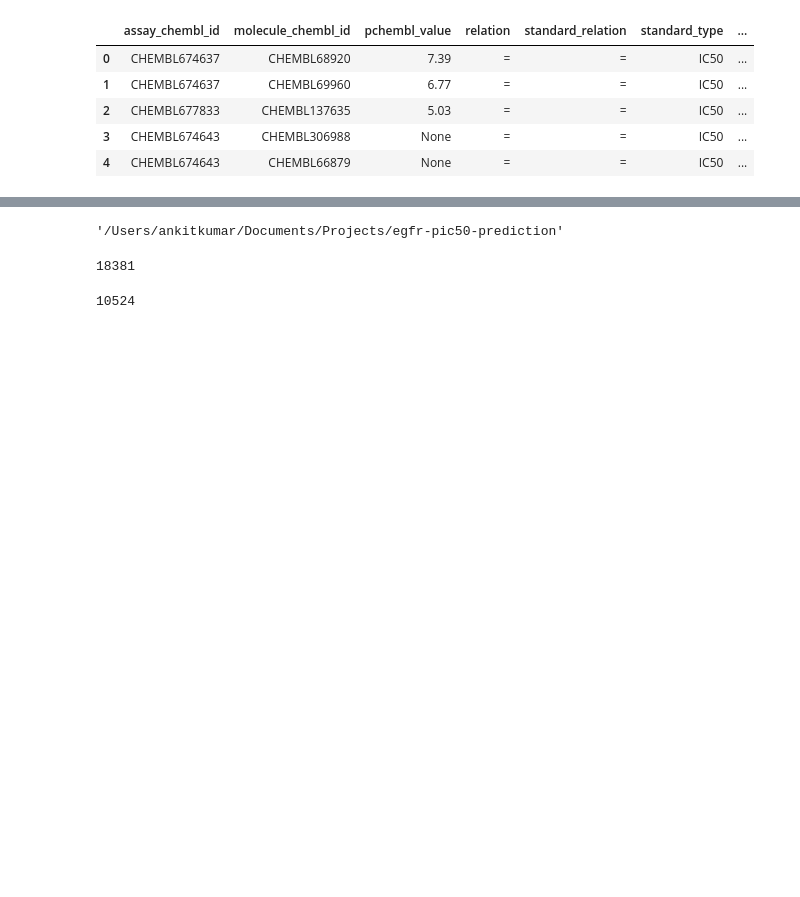
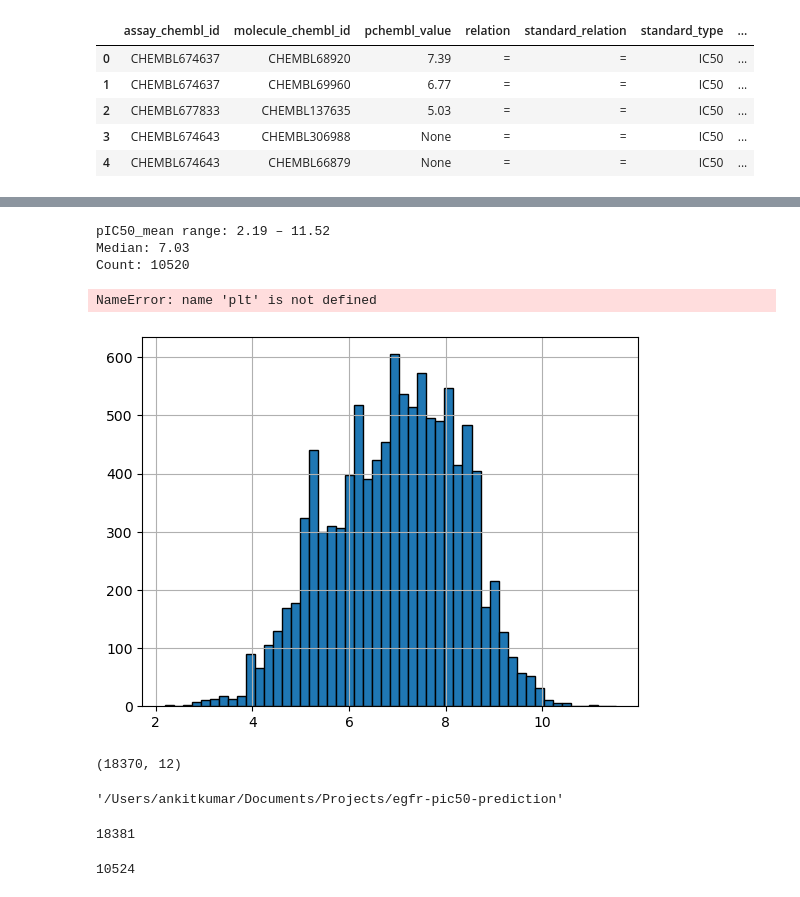
Before and after one commit to Ankit-kumar91/egfr-pic50-prediction, a Jupyter notebook: notebooks/01_data_curation.ipynb, the cells around one changed output, grey strips where cells are left out. Drawn from its saved outputs; the diff is of its cells as text; code cells hidden in the pictures; blank space fills up the shorter version.

```diff
--- a/notebooks/01_data_curation.ipynb
+++ b/notebooks/01_data_curation.ipynb
@@ -95,2 +98,3 @@ unique_count
 # %%
-df.columns
+# convert IC50 to pIC50
+df['pIC50'] = np.round(9 - np.log10(df['standard_value']), 2)
@@ -101,0 +101,12 @@ Index(['assay_chembl_id', 'molecule_chembl_id', 'pchembl_value', 'relation',
+# %%
+# Final pIC50 between 2 to 12
+df = df[(df['pIC50'] >= 2) & (df['pIC50'] <= 12)]
+# %%
+# flag weak compounds
+df['potency_flag'] = pd.cut(df['pIC50'],
+    bins=[-np.inf, 4, 6, 9, np.inf],
+    labels=['inactive_weak', 'moderate', 'potent', 'very_potent'])
+# %%
+# Deduplicate molecules (mean pIC50 per molecule)
+df_dedup = df.groupby('molecule_chembl_id')['pIC50'].mean().reset_index()
+df_dedup.columns = ['molecule_chembl_id', 'pIC50_mean']
@@ -102,3 +129,21 @@ Index(['assay_chembl_id', 'molecule_chembl_id', 'pchembl_value', 'relation',
+# %%
+print(f"pIC50_mean range: {df_dedup['pIC50_mean'].min():.2f} – {df_dedup['pIC50_mean'].max():.2f}")
+print(f"Median: {df_dedup['pIC50_mean'].median():.2f}")
+print(f"Count: {len(df_dedup)}")
+
+# Histogram
+df_dedup['pIC50_mean'].hist(bins=50, edgecolor='black')
+plt.xlabel('pIC50_mean'); plt.ylabel('Frequency'); plt.title('EGFR IC50 Potency Distribution')
+# %% [output]
+pIC50_mean range: 2.19 – 11.52
+Median: 7.03
+Count: 10520
+NameError: name 'plt' is not defined
+[figure, added]
+# %%
+df.shape
+# %% [output]
+(18370, 12)
 # %%
 Usage in your notebook:
 
```
Also changed, not shown: parts of 13 cells of this notebook.
